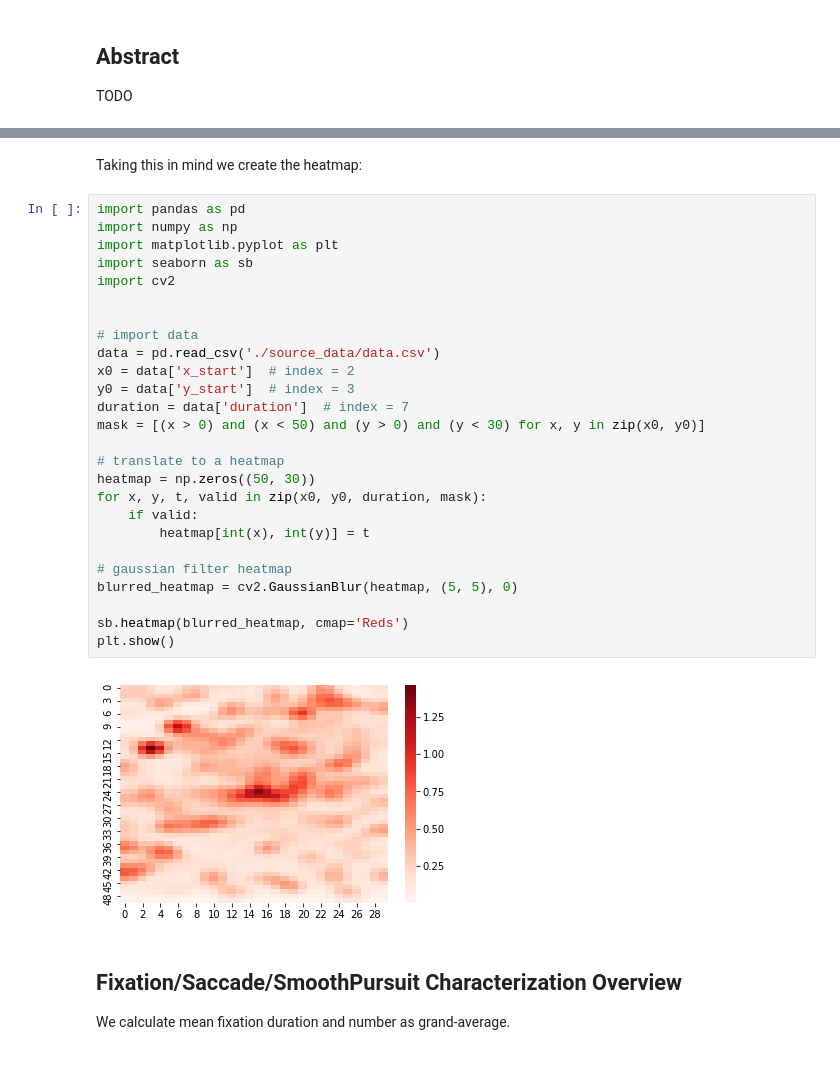
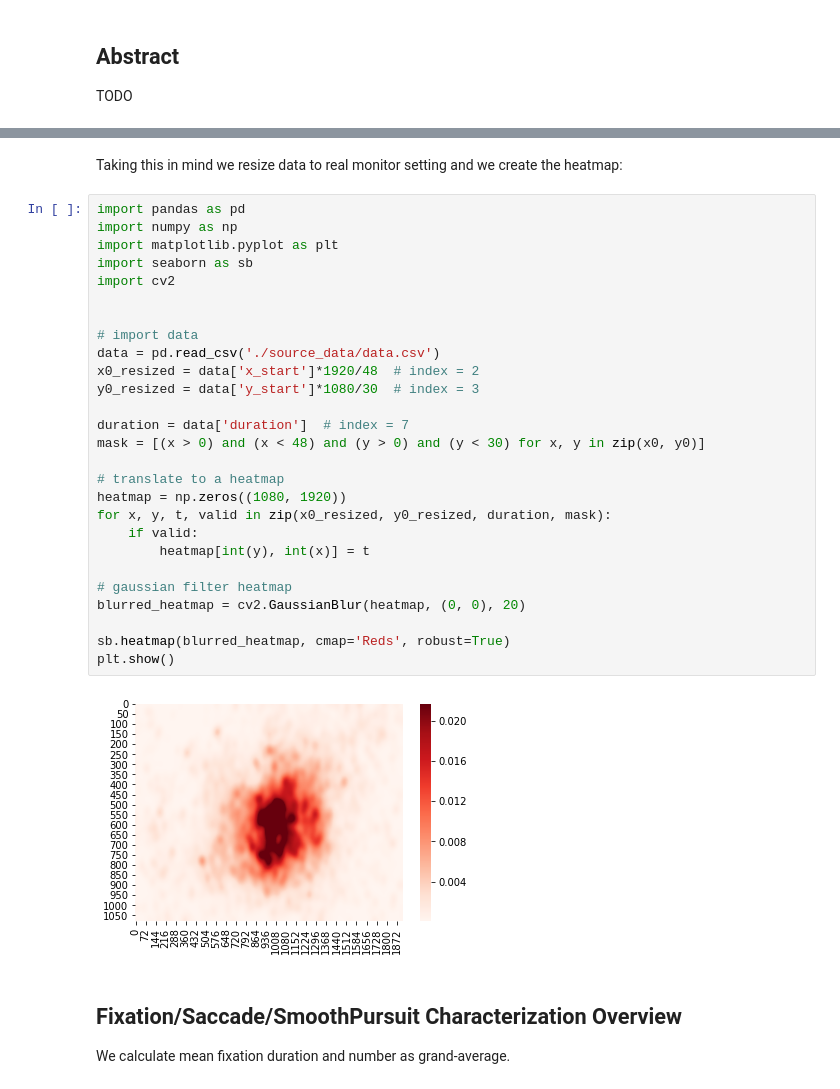
Before and after one commit to harrisonford/accelerometer-data, a Jupyter notebook: Report.ipynb, the cells around one changed output, grey strips where cells are left out. Drawn from its saved outputs; the diff is of its cells as text.

```diff
--- a/Report.ipynb
+++ b/Report.ipynb
@@ -34,33 +79,34 @@ plt.show()
 # %% [markdown]
-Taking this in mind we create the heatmap:
+Taking this in mind we resize data to real monitor setting and we create the heatmap:
 # %%
 import pandas as pd
 import numpy as np
 import matplotlib.pyplot as plt
 import seaborn as sb
 import cv2
 
 
 # import data
 data = pd.read_csv('./source_data/data.csv')
-x0 = data['x_start']  # index = 2
-y0 = data['y_start']  # index = 3
+x0_resized = data['x_start']*1920/48  # index = 2
+y0_resized = data['y_start']*1080/30  # index = 3
+
 duration = data['duration']  # index = 7
-mask = [(x > 0) and (x < 50) and (y > 0) and (y < 30) for x, y in zip(x0, y0)]
+mask = [(x > 0) and (x < 48) and (y > 0) and (y < 30) for x, y in zip(x0, y0)]
 
 # translate to a heatmap
-heatmap = np.zeros((50, 30))
-for x, y, t, valid in zip(x0, y0, duration, mask):
+heatmap = np.zeros((1080, 1920))
+for x, y, t, valid in zip(x0_resized, y0_resized, duration, mask):
     if valid:
-        heatmap[int(x), int(y)] = t
+        heatmap[int(y), int(x)] = t
 
 # gaussian filter heatmap
-blurred_heatmap = cv2.GaussianBlur(heatmap, (5, 5), 0)
+blurred_heatmap = cv2.GaussianBlur(heatmap, (0, 0), 20)
 
-sb.heatmap(blurred_heatmap, cmap='Reds')
+sb.heatmap(blurred_heatmap, cmap='Reds', robust=True)
 plt.show()
 # %% [output]
-[figure, old version]
+[figure, new version]
 # %% [markdown]
 ## Fixation/Saccade/SmoothPursuit Characterization Overview
 
```
Also changed, not shown: parts of 4 cells of this notebook, 2 other files.
